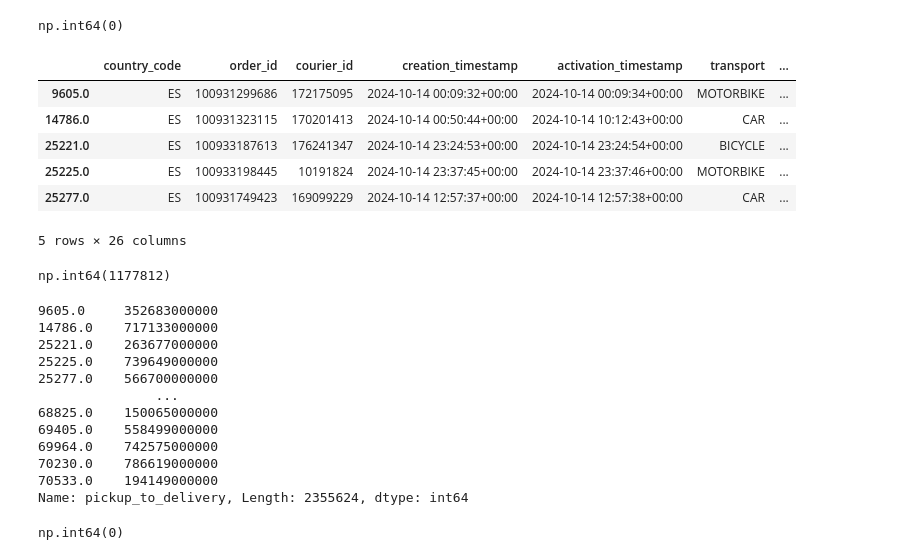
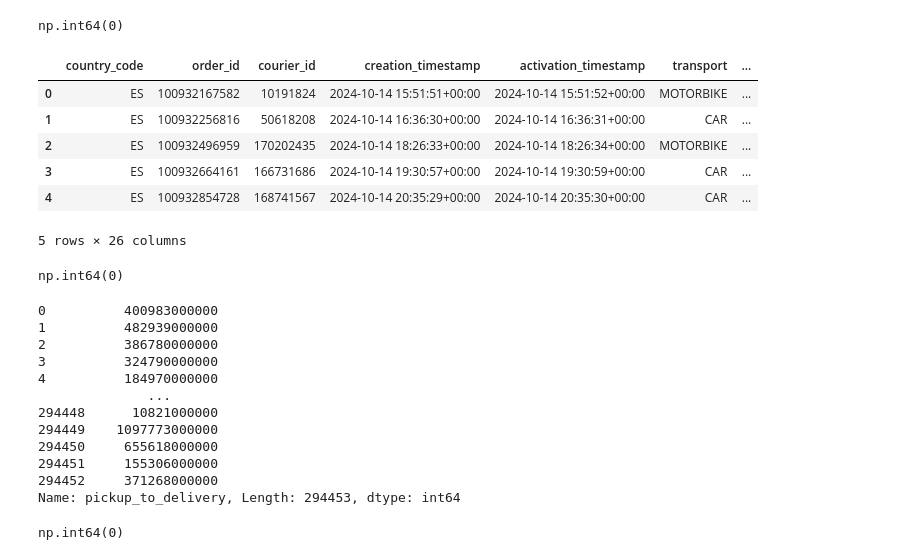
Before and after one commit to AngieC96/pickup-to-delivery-overall, a Jupyter notebook: PDO.ipynb, the cells around one changed output. Cells and saved outputs as stored; diff of their text form; code cells hidden in the pictures.

```diff
--- a/PDO.ipynb
+++ b/PDO.ipynb
@@ -466,37 +450,37 @@ y_train.isnull().sum().sum()
 # %% [output]
 np.int64(0)
 # %%
-X_test = pd.read_parquet("data/dataframe.parquet", filters=[('creation_date', '>=', begin_test_date)])
+X_test = pd.read_parquet("data/parquet/dataframe.parquet", filters=[('creation_date', '>=', begin_test_date)])
 X_test.head()
 # %% [output]
 |  | country_code | order_id | courier_id | creation_timestamp | activation_timestamp | transport | ... |
-| 9605.0 | ES | 100931299686 | 172175095 | 2024-10-14 00:09:32+00:00 | 2024-10-14 00:09:34+00:00 | MOTORBIKE | ... |
-| 14786.0 | ES | 100931323115 | 170201413 | 2024-10-14 00:50:44+00:00 | 2024-10-14 10:12:43+00:00 | CAR | ... |
-| 25221.0 | ES | 100933187613 | 176241347 | 2024-10-14 23:24:53+00:00 | 2024-10-14 23:24:54+00:00 | BICYCLE | ... |
-| 25225.0 | ES | 100933198445 | 10191824 | 2024-10-14 23:37:45+00:00 | 2024-10-14 23:37:46+00:00 | MOTORBIKE | ... |
-| 25277.0 | ES | 100931749423 | 169099229 | 2024-10-14 12:57:37+00:00 | 2024-10-14 12:57:38+00:00 | CAR | ... |
+| 0 | ES | 100932167582 | 10191824 | 2024-10-14 15:51:51+00:00 | 2024-10-14 15:51:52+00:00 | MOTORBIKE | ... |
+| 1 | ES | 100932256816 | 50618208 | 2024-10-14 16:36:30+00:00 | 2024-10-14 16:36:31+00:00 | CAR | ... |
+| 2 | ES | 100932496959 | 170202435 | 2024-10-14 18:26:33+00:00 | 2024-10-14 18:26:34+00:00 | MOTORBIKE | ... |
+| 3 | ES | 100932664161 | 166731686 | 2024-10-14 19:30:57+00:00 | 2024-10-14 19:30:59+00:00 | CAR | ... |
+| 4 | ES | 100932854728 | 168741567 | 2024-10-14 20:35:29+00:00 | 2024-10-14 20:35:30+00:00 | CAR | ... |
 5 rows × 26 columns
 # %%
 X_test.isnull().sum().sum()
 # %% [output]
-np.int64(1177812)
+np.int64(0)
 # %%
 y_test = X_test['delivery_entering_timestamp'] - X_test['pickup_timestamp']
 y_test = pd.Series(y_test, dtype=np.int64, name='pickup_to_delivery')
 y_test
 # %% [output]
-9605.0     352683000000
-14786.0    717133000000
-25221.0    263677000000
-25225.0    739649000000
-25277.0    566700000000
-               ...
-68825.0    150065000000
-69405.0    558499000000
-69964.0    742575000000
-70230.0    786619000000
-70533.0    194149000000
-Name: pickup_to_delivery, Length: 2355624, dtype: int64
+0          400983000000
+1          482939000000
+2          386780000000
+3          324790000000
+4          184970000000
+              ...
+294448      10821000000
+294449    1097773000000
+294450     655618000000
+294451     155306000000
+294452     371268000000
+Name: pickup_to_delivery, Length: 294453, dtype: int64
 # %%
 y_test.isnull().sum().sum()
 # %% [output]
```
Also changed, not shown: parts of 31 cells of this notebook.
